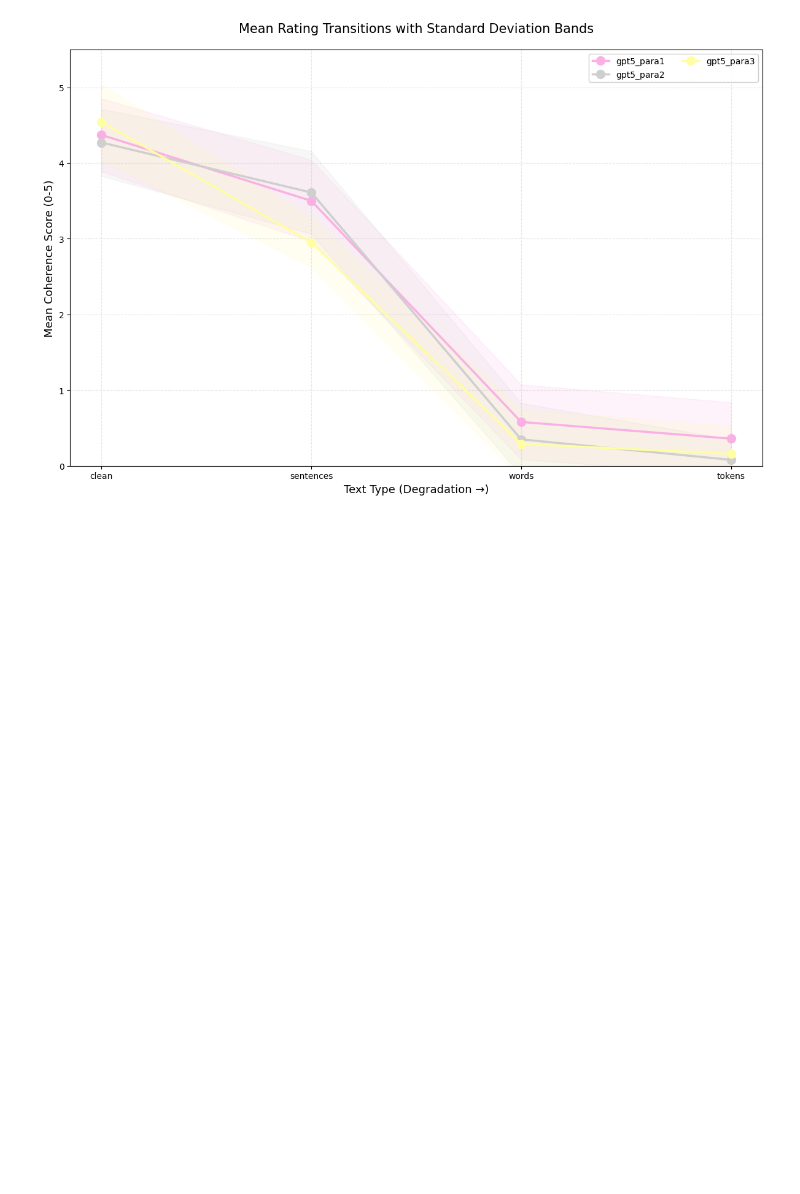
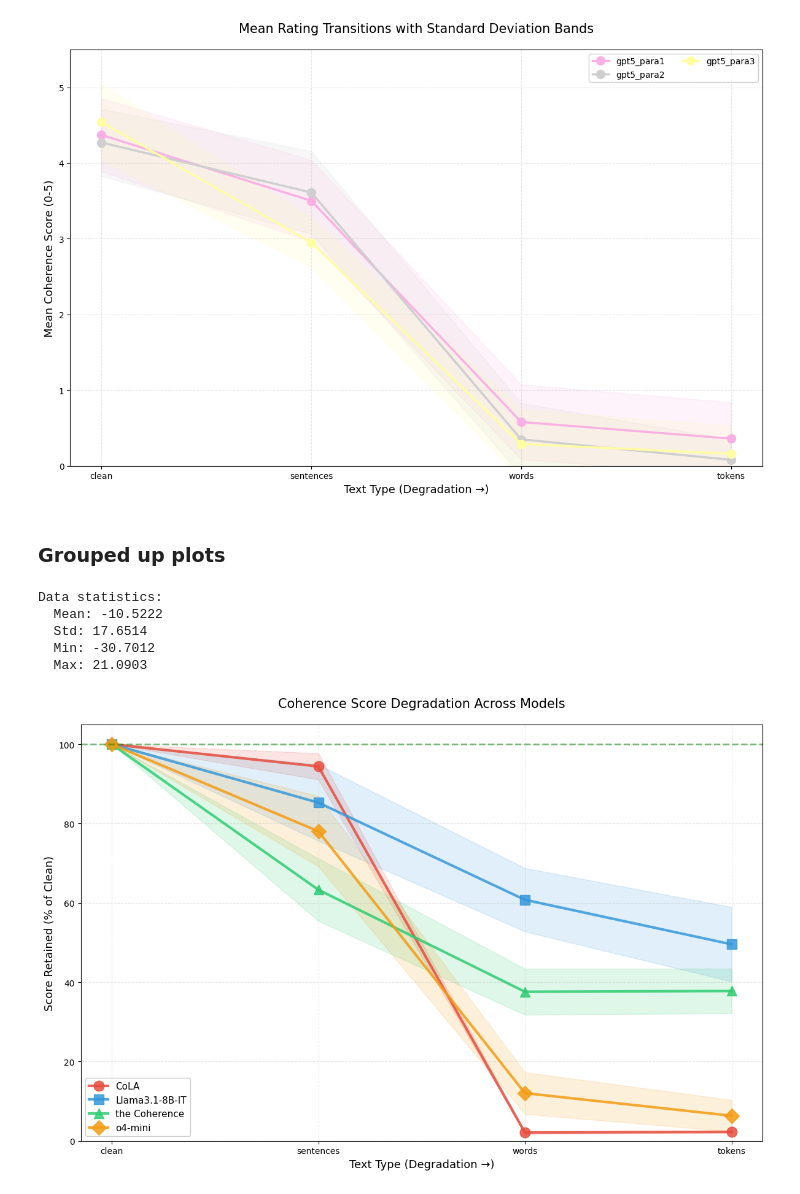
Before and after one commit to joaocnvdias/mech-i-coherence, a Jupyter notebook: vector-fields/plots/models-comparison.ipynb, the cells around one changed output. Cells and saved outputs as stored; diff of their text form; code cells hidden in the pictures; blank space fills up the shorter version.

Commit message:
feat(model-comparison): 4 coherence models comparison between clean and shuffled data

```diff
--- a/vector-fields/plots/models-comparison.ipynb
+++ b/vector-fields/plots/models-comparison.ipynb
@@ -1358,3 +1354,5 @@ plot_transition_with_bands(gpt_gpt5)
 [figure]
 [figure]
 [figure]
+# %% [markdown]
+### Grouped up plots
@@ -1360,0 +1423,12 @@ plot_transition_with_bands(gpt_gpt5)
+# %%
+loaded_results["the_coherence"] = normalize_with_sigmoid(loaded_results["the_coherence"], temperature=1.0)
+# %% [output]
+Data statistics:
+  Mean: -10.5222
+  Std: 17.6514
+  Min: -30.7012
+  Max: 21.0903
+# %%
+plot_normalized_degradation(loaded_results, ["CoLA", "Llama3.1-8B-IT", "the Coherence", "o4-mini"])
+# %% [output]
+[figure, added]
```
Also changed, not shown: parts of 5 cells of this notebook.
